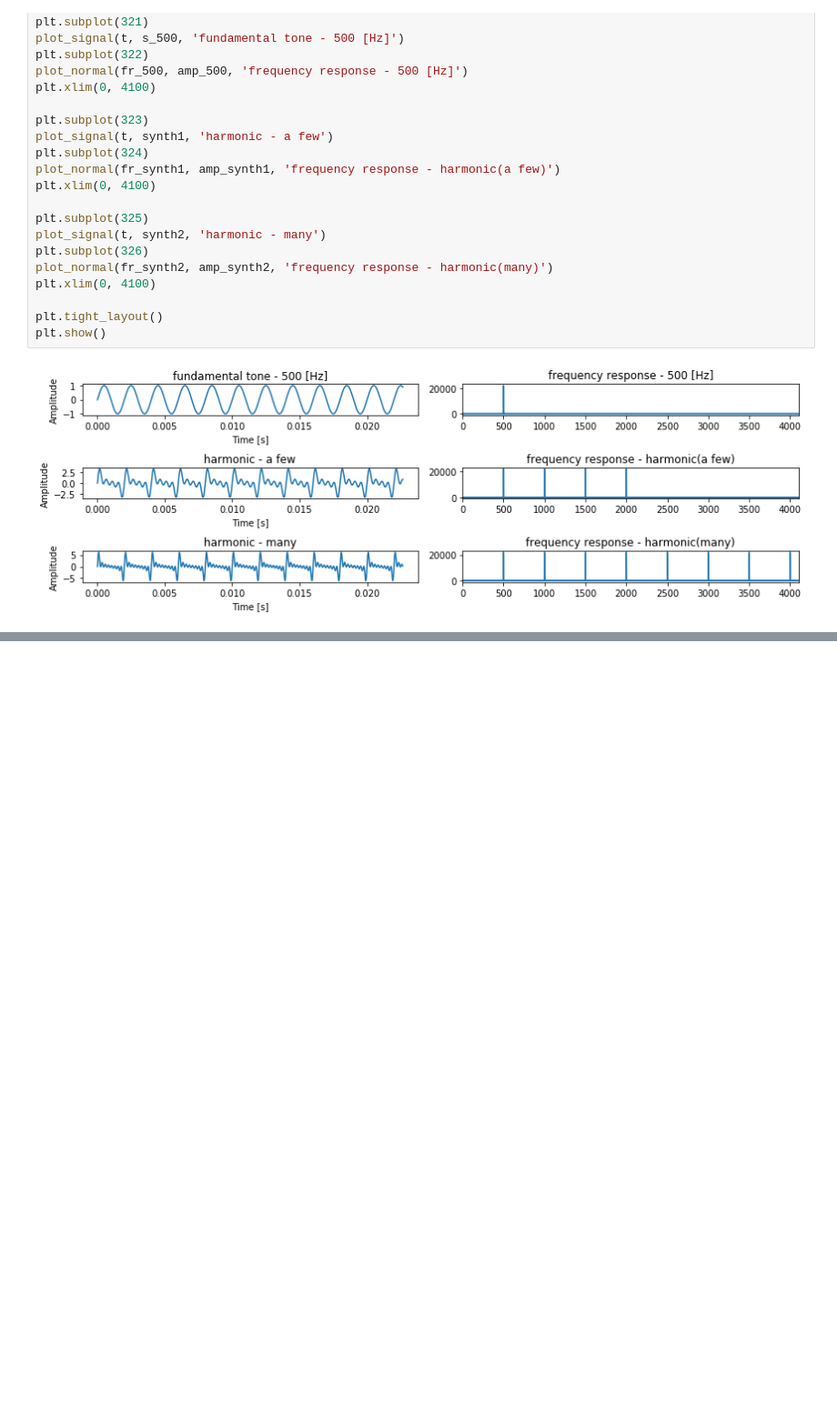
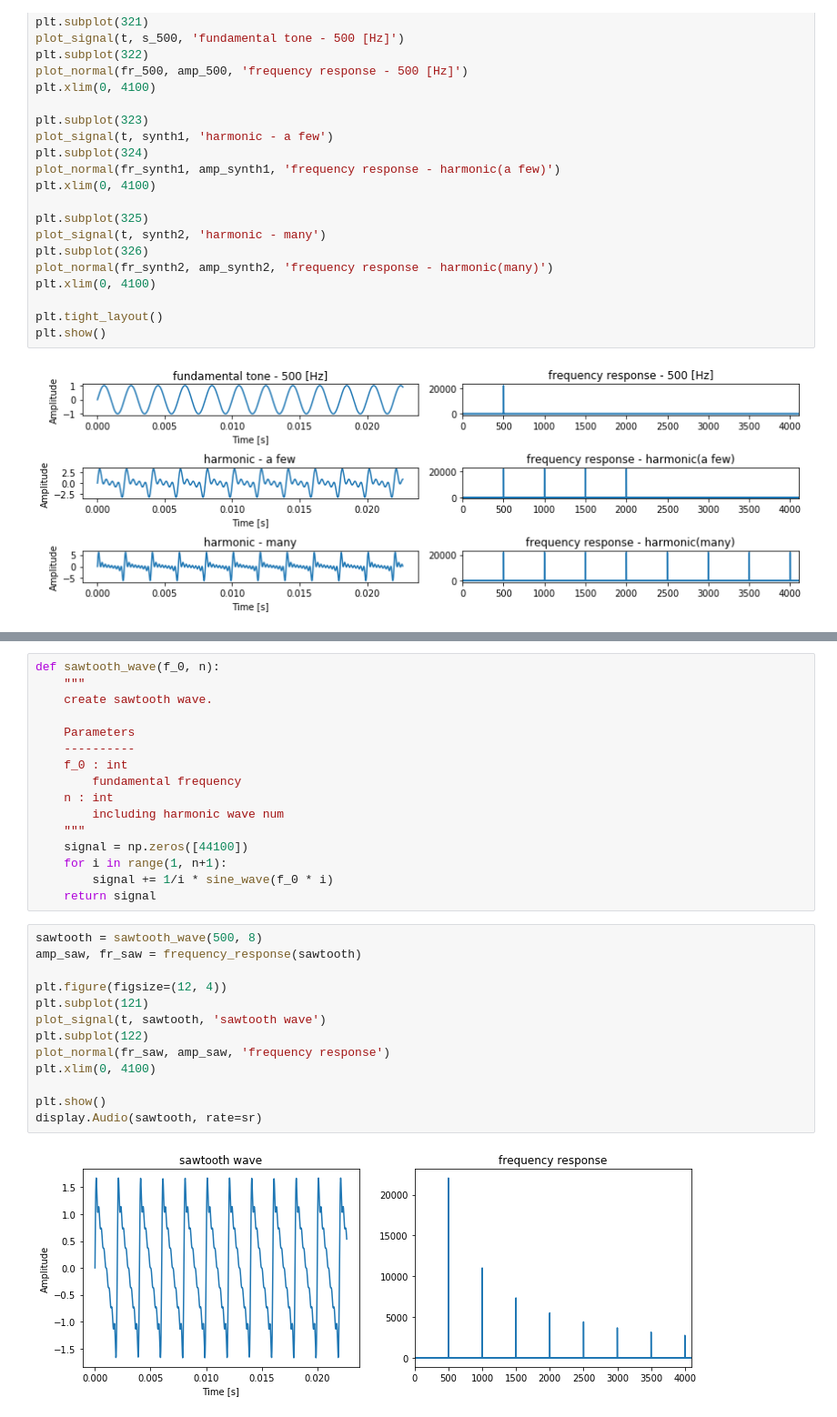
Before and after one commit to kargenk/acoustics_for_beginners, a Jupyter notebook: chapter02_superposition.ipynb, the cells around one changed output, grey strips where cells are left out. Shown at 91% size. Saved outputs shown, nothing was run; the diff lists cells and outputs as text; blank space fills up the shorter version.

Commit message:
[add] sawtooth, square, and triangle wave

```diff
--- a/chapter02_superposition.ipynb
+++ b/chapter02_superposition.ipynb
@@ -107,0 +113,31 @@ display.Audio(synth2, rate=sr)  # 倍音(多め)，明るく聞こえる
+# %%
+def sawtooth_wave(f_0, n):
+    """
+    create sawtooth wave.
+
+    Parameters
+    ----------
+    f_0 : int
+        fundamental frequency
+    n : int
+        including harmonic wave num
+    """
+    signal = np.zeros([44100])
+    for i in range(1, n+1):
+        signal += 1/i * sine_wave(f_0 * i)
+    return signal
+# %%
+sawtooth = sawtooth_wave(500, 8)
+amp_saw, fr_saw = frequency_response(sawtooth)
+
+plt.figure(figsize=(12, 4))
+plt.subplot(121)
+plot_signal(t, sawtooth, 'sawtooth wave')
+plt.subplot(122)
+plot_normal(fr_saw, amp_saw, 'frequency response')
+plt.xlim(0, 4100)
+
+plt.show()
+display.Audio(sawtooth, rate=sr)
+# %% [output]
+[figure, added]
```
Also changed, not shown: parts of 8 cells of this notebook.
